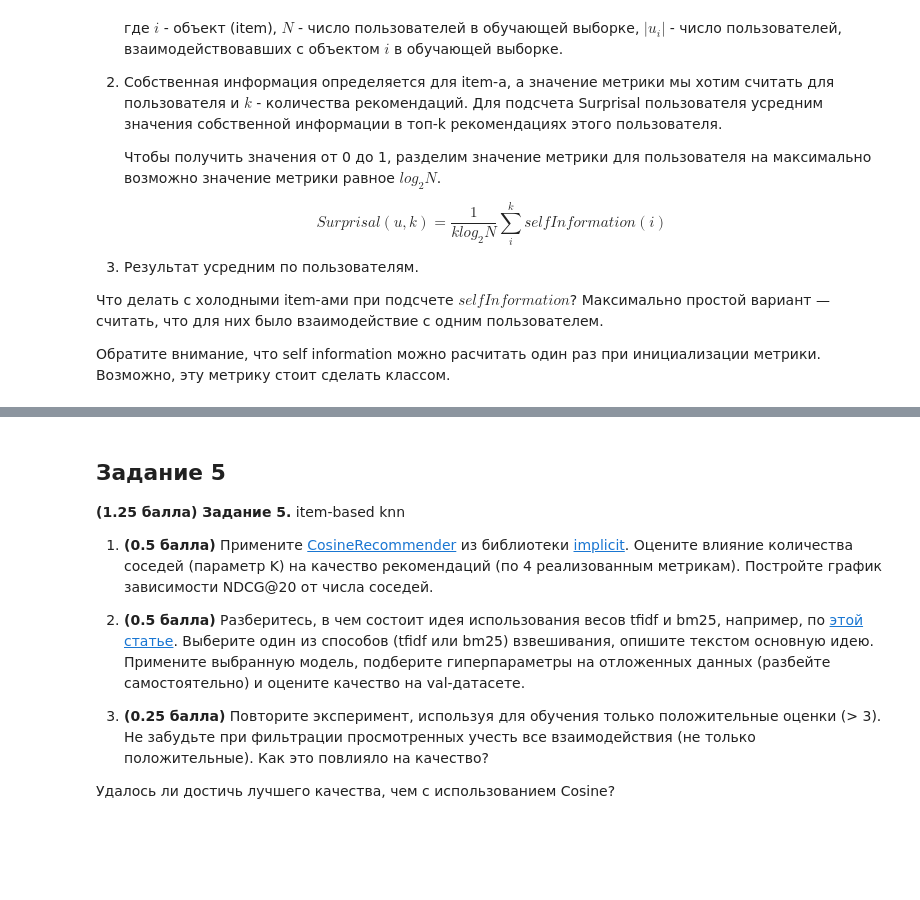
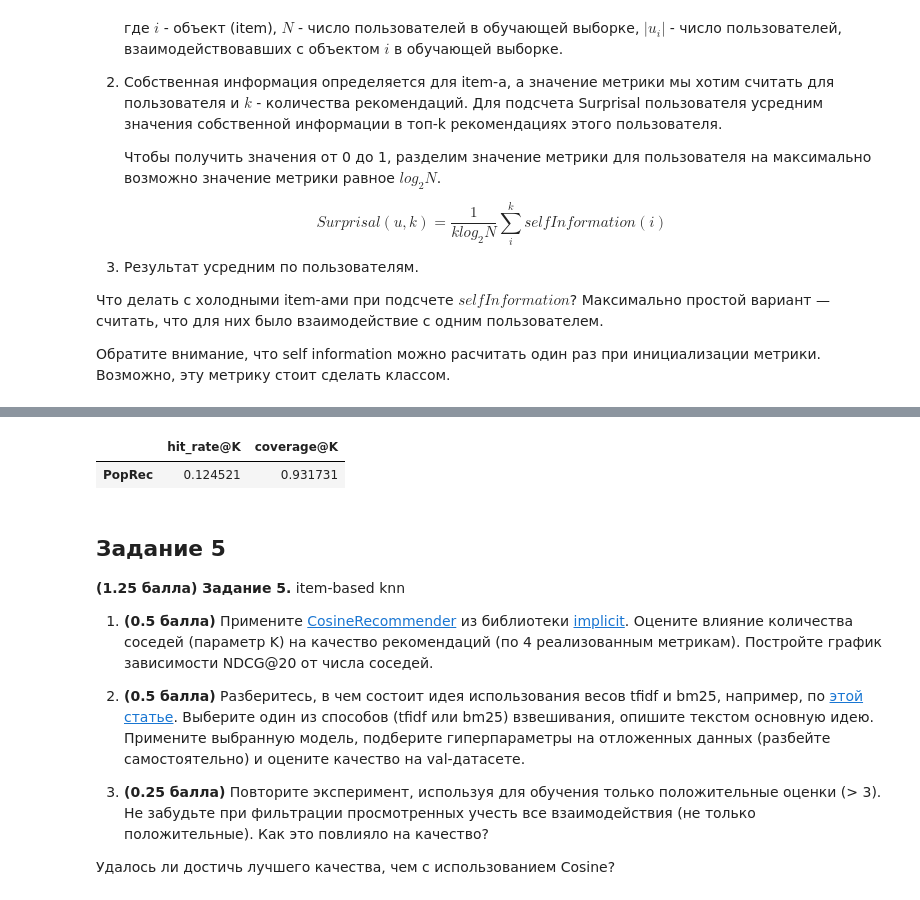
Before and after one commit to DlMarsh/RecSys-Homework, a Jupyter notebook: homeworks/hw_01/rs_hw01.ipynb, the cells around one changed output, grey strips where cells are left out. Saved outputs shown, nothing was run; the diff lists cells and outputs as text; code cells hidden in the pictures; blank space fills up the shorter version.

```diff
--- a/homeworks/hw_01/rs_hw01.ipynb
+++ b/homeworks/hw_01/rs_hw01.ipynb
@@ -319,7 +336,7 @@ def ndcg_user(row, k):
     """
     row: row of pd.Dataframe with columns `pred_list`, `gt_list`
     """
-    DCG = np.sum(np.in1d(row.pred_list[:k], row.gt_list) / np.log2(np.arange(min(len(row.pred_list), k)) + 2))
+    DCG = np.sum(np.isin(row.pred_list[:k], row.gt_list) / np.log2(np.arange(min(len(row.pred_list), k)) + 2))
     IDCG = np.sum(1 / np.log2(np.arange(min(len(row.gt_list), k)) + 2))
     return DCG / IDCG if IDCG != 0 else 0
 # %%
@@ -362,10 +379,3 @@ $$Surprisal(u, k) = \frac{1}{k log_2 N} \sum_{i}^{k}selfInformation(i)$$
 Что делать с холодными item-ами при подсчете $selfInformation$? Максимально простой вариант — считать, что для них было взаимодействие с одним пользователем.
 
 Обратите внимание, что self information можно расчитать один раз при инициализации метрики. Возможно, эту метрику стоит сделать классом.
-# %%
-class Surprisal:
-    def __init__(self, log: pd.DataFrame):
-        self.Information = -np.log2(log.groupby('item_id').count()['user_id'] / log.user_id.nunique())
-
-    def __call__(self, pred, k):
-        return 1 / k / np.log2(log.user_id.nunique()) * sum(self.Information)
@@ -379,0 +407,19 @@ assert math.isclose(surp(pd.DataFrame({'user_id': [1, 2, 2], 'item_id': [4, 3, 2
+# %%
+def coverage(pred, k, all_items=train['item_id']):
+    pred_to_consider = set(leave_top_k(pred, k)['item_id'].values)
+    all_items = set(all_items.values)
+    return len(pred_to_consider & all_items) / len(all_items)
+
+
+def user_hr(row):
+    """
+    Calculate HitRate value.
+
+    'row' contains
+        a list of ground truth items in ``gt_items`` and
+        a list of recommended items in ``pred_list``.
+    """
+    for item in row['pred_list']:
+        if item in row['gt_list']:
+            return 1
+    return 0
@@ -380,3 +466,22 @@ assert math.isclose(surp(pd.DataFrame({'user_id': [1, 2, 2], 'item_id': [4, 3, 2
+# %%
+def measure(pred, true, name, df=None, cov_items=train['item_id']):
+    if df is None:
+        df = pd.DataFrame(columns=['hit_rate@K', 'coverage@K', 'Surprisal', 'nDCG@K'])
+    df.loc[name, 'hit_rate@K'] = metric_wrap(pred=pred, ground_truth=true, k=K, metric_by_user=user_hr)[0]
+
+    if cov_items is not None:
+        df.loc[name, 'coverage@K'] = coverage(pred=pred, k=K)
+    return df
+
+    df.loc[name, 'Surprisal'] = Surprisal()
+
+
+    df.loc[name, 'hit_rate@K'] = metric_wrap(pred=pred, ground_truth=true, k=K, metric_by_user=user_hr)[0]
+# %%
+measure(random_pred, val, 'PopRec')
+# %% [output]
+|  | hit_rate@K | coverage@K |
+| PopRec | 0.124521 | 0.931731 |
 # %% [markdown]
 ## Задание 5
 **(1.25 балла) Задание 5.** item-based knn
```
Also changed, not shown: parts of 11 cells of this notebook.
